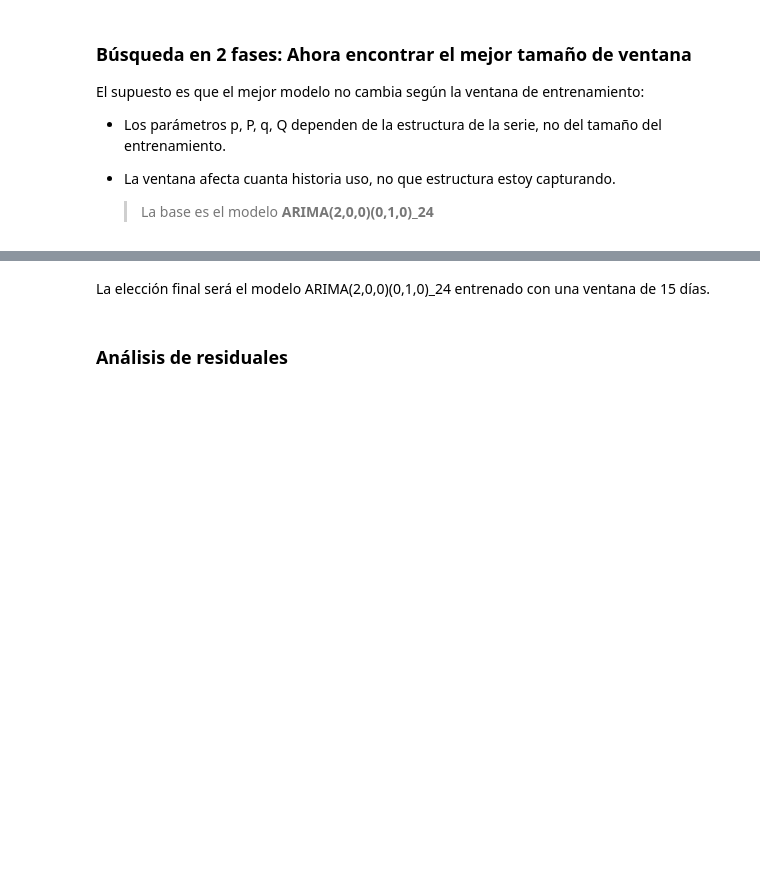
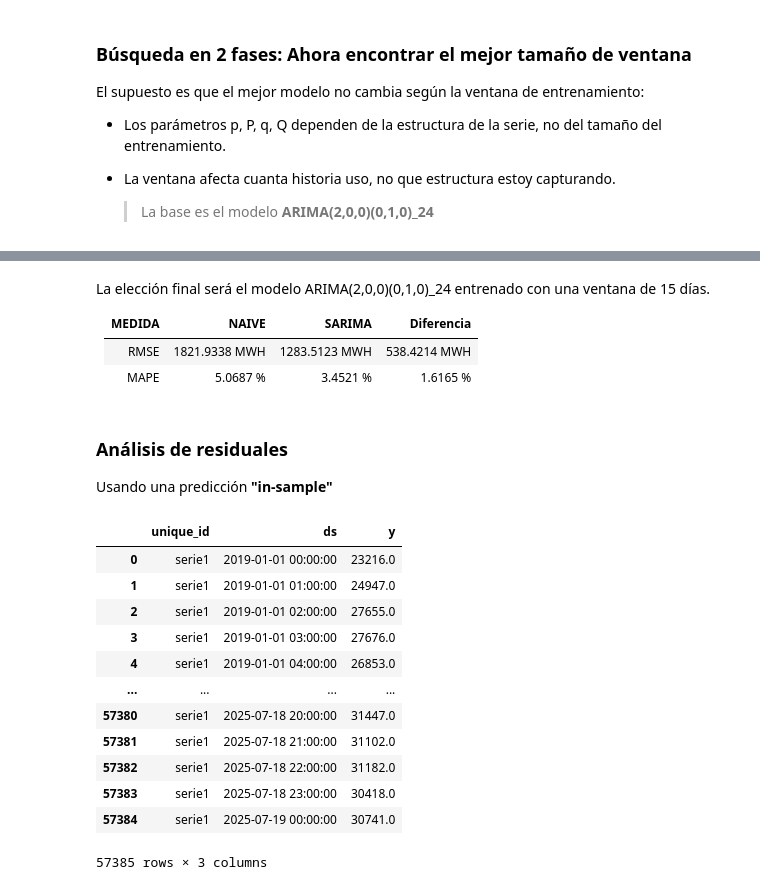
Before and after one commit to JairRamosG/Demanda_Energetica_SARIMA, a Jupyter notebook: notebooks/03_Modelos.ipynb, the cells around one changed output, grey strips where cells are left out. Drawn from its saved outputs; the diff is of its cells as text; code cells hidden in the pictures; blank space fills up the shorter version.

```diff
--- a/notebooks/03_Modelos.ipynb
+++ b/notebooks/03_Modelos.ipynb
@@ -250,5 +252,28 @@ Evaluando ventana: 1440 h (60 días)
 | 0 | ARIMA(2,0,0)(0,1,0)_24 | 1481.380677 | 3.818853 | 1142.030664 | 1427.711527 | 3.361902 | 1032.615883 | 7 |
 # %% [markdown]
 La elección final será el modelo ARIMA(2,0,0)(0,1,0)_24 entrenado con una ventana de 15 días.
+
+| MEDIDA | NAIVE | SARIMA | Diferencia |
+|-----------|-------|--------|-------|
+| RMSE | 1821.9338 MWH | 1283.5123 MWH | 538.4214 MWH|
+| MAPE | 5.0687 % | 3.4521 % | 1.6165 % |
 # %% [markdown]
 ### Análisis de residuales
+
+Usando una predicción **"in-sample"**
+# %%
+df_train
+# %% [output]
+|  | unique_id | ds | y |
+| 0 | serie1 | 2019-01-01 00:00:00 | 23216.0 |
+| 1 | serie1 | 2019-01-01 01:00:00 | 24947.0 |
+| 2 | serie1 | 2019-01-01 02:00:00 | 27655.0 |
+| 3 | serie1 | 2019-01-01 03:00:00 | 27676.0 |
+| 4 | serie1 | 2019-01-01 04:00:00 | 26853.0 |
+| ... | ... | ... | ... |
+| 57380 | serie1 | 2025-07-18 20:00:00 | 31447.0 |
+| 57381 | serie1 | 2025-07-18 21:00:00 | 31102.0 |
+| 57382 | serie1 | 2025-07-18 22:00:00 | 31182.0 |
+| 57383 | serie1 | 2025-07-18 23:00:00 | 30418.0 |
+| 57384 | serie1 | 2025-07-19 00:00:00 | 30741.0 |
+57385 rows × 3 columns
```
Also changed, not shown: parts of 2 cells of this notebook.
